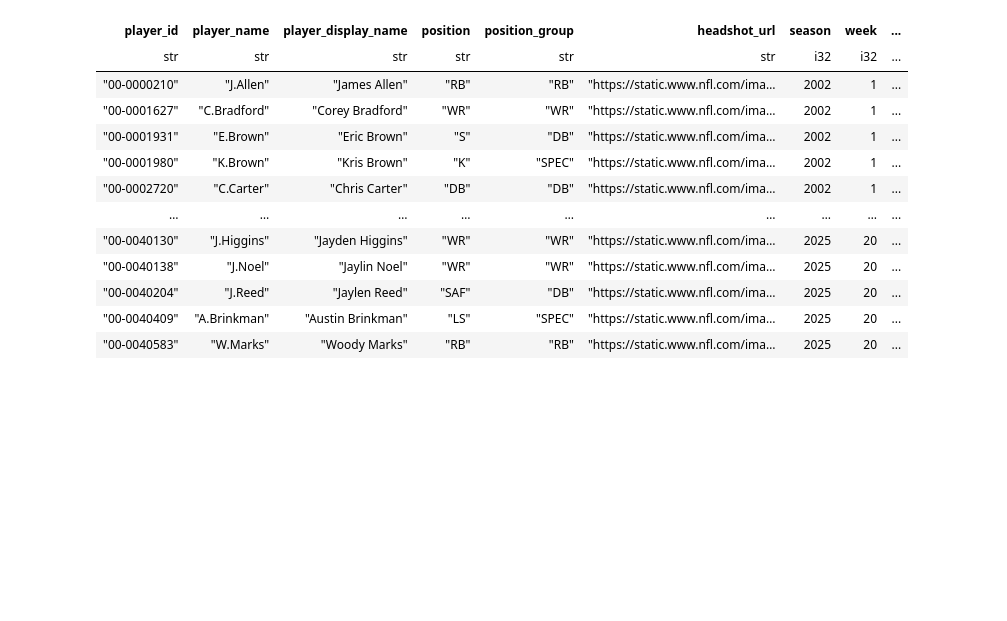
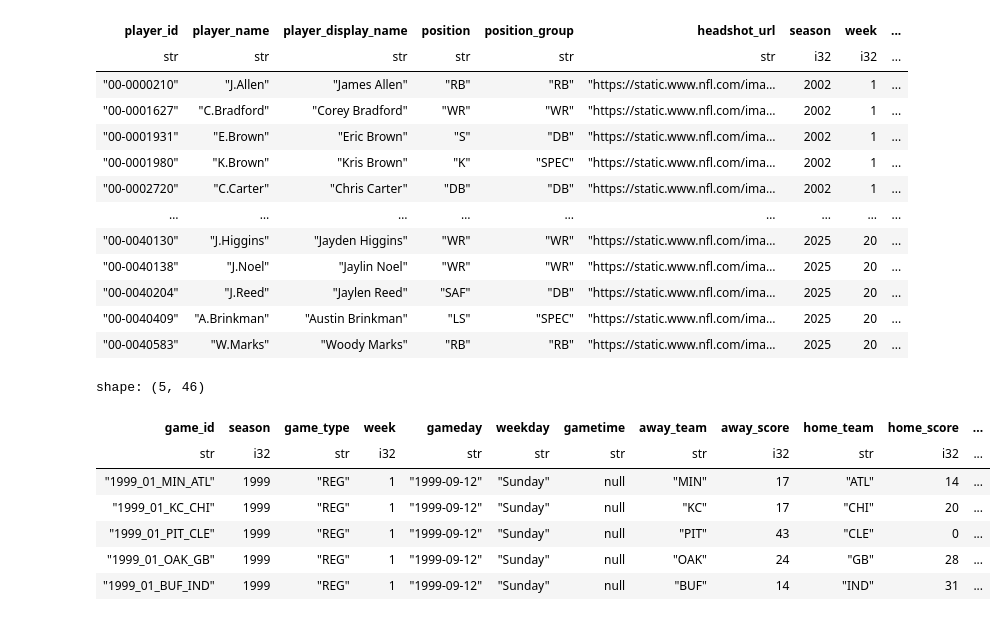
Before and after one commit to dallin91/houston-texans-recap, a Jupyter notebook: notebooks/initial_exploration.ipynb, the cells around one changed output. Cells and saved outputs as stored; diff of their text form; code cells hidden in the pictures; blank space fills up the shorter version.

```diff
--- a/notebooks/initial_exploration.ipynb
+++ b/notebooks/initial_exploration.ipynb
@@ -110,3 +110,16 @@ shape: (13_398, 145)
 | "00-0040204" | "J.Reed" | "Jaylen Reed" | "SAF" | "DB" | "https://static.www.nfl.com/ima… | 2025 | 20 | ... |
 | "00-0040409" | "A.Brinkman" | "Austin Brinkman" | "LS" | "SPEC" | "https://static.www.nfl.com/ima… | 2025 | 20 | ... |
 | "00-0040583" | "W.Marks" | "Woody Marks" | "RB" | "RB" | "https://static.www.nfl.com/ima… | 2025 | 20 | ... |
+# %%
+schedules = nfl.load_schedules()
+
+schedules.head()
+# %% [output]
+shape: (5, 46)
+| game_id | season | game_type | week | gameday | weekday | gametime | away_team | away_score | home_team | home_score | ... |
+| str | i32 | str | i32 | str | str | str | str | i32 | str | i32 | ... |
+| "1999_01_MIN_ATL" | 1999 | "REG" | 1 | "1999-09-12" | "Sunday" | null | "MIN" | 17 | "ATL" | 14 | ... |
+| "1999_01_KC_CHI" | 1999 | "REG" | 1 | "1999-09-12" | "Sunday" | null | "KC" | 17 | "CHI" | 20 | ... |
+| "1999_01_PIT_CLE" | 1999 | "REG" | 1 | "1999-09-12" | "Sunday" | null | "PIT" | 43 | "CLE" | 0 | ... |
+| "1999_01_OAK_GB" | 1999 | "REG" | 1 | "1999-09-12" | "Sunday" | null | "OAK" | 24 | "GB" | 28 | ... |
+| "1999_01_BUF_IND" | 1999 | "REG" | 1 | "1999-09-12" | "Sunday" | null | "BUF" | 14 | "IND" | 31 | ... |
```
Also changed, not shown: parts of 2 cells of this notebook, 2 other files.
